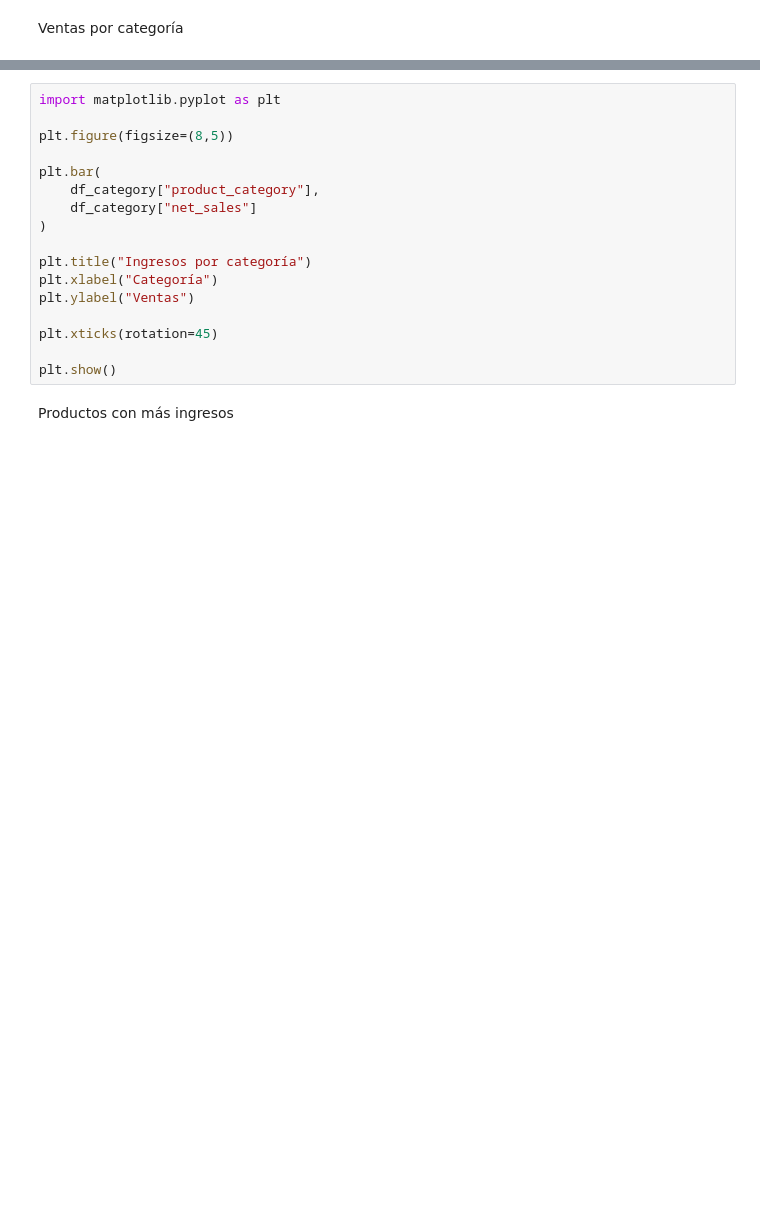
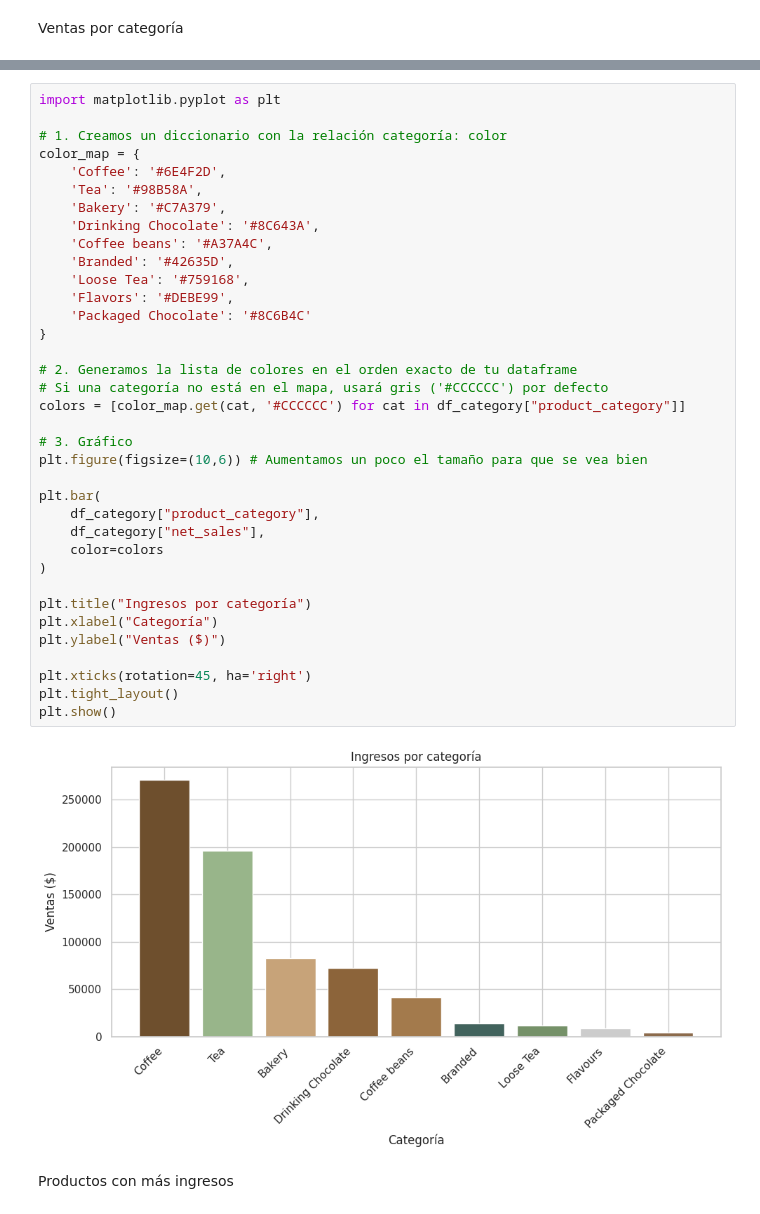
Before and after one commit to EliasHernandezBar/Proyecto-Final, a Jupyter notebook: Proyecto_Integrador.ipynb, the cells around one changed output, grey strips where cells are left out. Cells and saved outputs as stored; diff of their text form; blank space fills up the shorter version.

```diff
--- a/Proyecto_Integrador.ipynb
+++ b/Proyecto_Integrador.ipynb
@@ -1225,20 +1325,41 @@ NameError: name 'pd' is not defined
-# %%
-import matplotlib.pyplot as plt
-
-plt.figure(figsize=(8,5))
-
-plt.bar(
-    df_category["product_category"],
-    df_category["net_sales"]
-)
-
-plt.title("Ingresos por categoría")
-plt.xlabel("Categoría")
-plt.ylabel("Ventas")
-
-plt.xticks(rotation=45)
-
-plt.show()
+# %%
+import matplotlib.pyplot as plt
+
+# 1. Creamos un diccionario con la relación categoría: color
+color_map = {
+    'Coffee': '#6E4F2D',
+    'Tea': '#98B58A',
+    'Bakery': '#C7A379',
+    'Drinking Chocolate': '#8C643A',
+    'Coffee beans': '#A37A4C',
+    'Branded': '#42635D',
+    'Loose Tea': '#759168',
+    'Flavors': '#DEBE99',
+    'Packaged Chocolate': '#8C6B4C'
+}
+
+# 2. Generamos la lista de colores en el orden exacto de tu dataframe
+# Si una categoría no está en el mapa, usará gris ('#CCCCCC') por defecto
+colors = [color_map.get(cat, '#CCCCCC') for cat in df_category["product_category"]]
+
+# 3. Gráfico
+plt.figure(figsize=(10,6)) # Aumentamos un poco el tamaño para que se vea bien
+
+plt.bar(
+    df_category["product_category"],
+    df_category["net_sales"],
+    color=colors
+)
+
+plt.title("Ingresos por categoría")
+plt.xlabel("Categoría")
+plt.ylabel("Ventas ($)")
+
+plt.xticks(rotation=45, ha='right')
+plt.tight_layout()
+plt.show()
+# %% [output]
+[figure, added]
 # %% [markdown]
 Productos con más ingresos
 # %%
```
Also changed, not shown: parts of 34 cells of this notebook.
